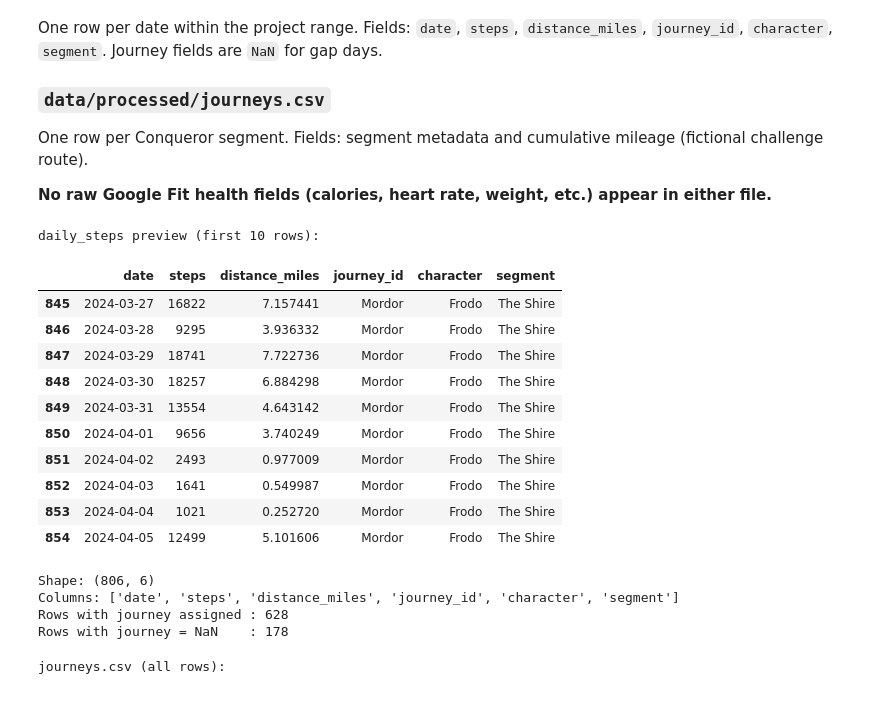
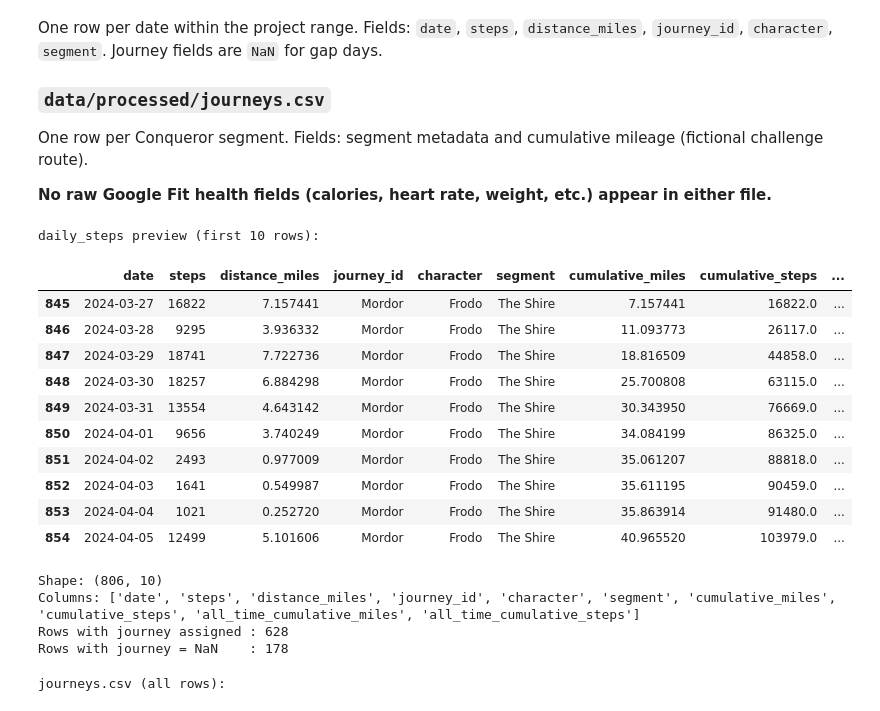
Before and after one commit to johbry17/Walk-to-Mordor, a Jupyter notebook: notebooks/etl.ipynb, the cells around one changed output. Drawn from its saved outputs; the diff is of its cells as text; code cells hidden in the pictures.

Commit message:
feat(data): add cumulative distance, calculated in etl

```diff
--- a/notebooks/etl.ipynb
+++ b/notebooks/etl.ipynb
@@ -833,31 +833,43 @@ in either file.**
 # %%
 # ── daily_steps.csv ───────────────────────────────────────────────────────
 daily_steps = fit_project[
     ["date", "steps", "distance_miles", "journey_id", "character", "segment"]
 ].copy()
+
+# Cumulative actual walking distance and steps within each journey.
+# Unassigned dates (gaps / intentional pauses) do not accrue or reset totals.
+daily_steps["cumulative_miles"] = daily_steps.groupby("journey_id")[
+    "distance_miles"
+].cumsum()
+daily_steps["cumulative_steps"] = daily_steps.groupby("journey_id")["steps"].cumsum()
+
+# Cumulative all time actual walking distance and steps (ignores journey boundaries)
+daily_steps["all_time_cumulative_miles"] = daily_steps["distance_miles"].cumsum()
+daily_steps["all_time_cumulative_steps"] = daily_steps["steps"].cumsum()
+
 daily_steps["date"] = daily_steps["date"].dt.date  # YYYY-MM-DD strings
 
 print("daily_steps preview (first 10 rows):")
 display(daily_steps.head(10))
 print(f"\nShape: {daily_steps.shape}")
 print(f"Columns: {daily_steps.columns.tolist()}")
 print(f"Rows with journey assigned : {daily_steps['journey_id'].notna().sum():,}")
 print(f"Rows with journey = NaN    : {daily_steps['journey_id'].isna().sum():,}")
 # %% [output]
 daily_steps preview (first 10 rows):
-|  | date | steps | distance_miles | journey_id | character | segment |
-| 845 | 2024-03-27 | 16822 | 7.157441 | Mordor | Frodo | The Shire |
-| 846 | 2024-03-28 | 9295 | 3.936332 | Mordor | Frodo | The Shire |
-| 847 | 2024-03-29 | 18741 | 7.722736 | Mordor | Frodo | The Shire |
-| 848 | 2024-03-30 | 18257 | 6.884298 | Mordor | Frodo | The Shire |
-| 849 | 2024-03-31 | 13554 | 4.643142 | Mordor | Frodo | The Shire |
-| 850 | 2024-04-01 | 9656 | 3.740249 | Mordor | Frodo | The Shire |
-| 851 | 2024-04-02 | 2493 | 0.977009 | Mordor | Frodo | The Shire |
-| 852 | 2024-04-03 | 1641 | 0.549987 | Mordor | Frodo | The Shire |
-| 853 | 2024-04-04 | 1021 | 0.252720 | Mordor | Frodo | The Shire |
-| 854 | 2024-04-05 | 12499 | 5.101606 | Mordor | Frodo | The Shire |
+|  | date | steps | distance_miles | journey_id | character | segment | cumulative_miles | cumulative_steps | ... |
+| 845 | 2024-03-27 | 16822 | 7.157441 | Mordor | Frodo | The Shire | 7.157441 | 16822.0 | ... |
+| 846 | 2024-03-28 | 9295 | 3.936332 | Mordor | Frodo | The Shire | 11.093773 | 26117.0 | ... |
+| 847 | 2024-03-29 | 18741 | 7.722736 | Mordor | Frodo | The Shire | 18.816509 | 44858.0 | ... |
+| 848 | 2024-03-30 | 18257 | 6.884298 | Mordor | Frodo | The Shire | 25.700808 | 63115.0 | ... |
+| 849 | 2024-03-31 | 13554 | 4.643142 | Mordor | Frodo | The Shire | 30.343950 | 76669.0 | ... |
+| 850 | 2024-04-01 | 9656 | 3.740249 | Mordor | Frodo | The Shire | 34.084199 | 86325.0 | ... |
+| 851 | 2024-04-02 | 2493 | 0.977009 | Mordor | Frodo | The Shire | 35.061207 | 88818.0 | ... |
+| 852 | 2024-04-03 | 1641 | 0.549987 | Mordor | Frodo | The Shire | 35.611195 | 90459.0 | ... |
+| 853 | 2024-04-04 | 1021 | 0.252720 | Mordor | Frodo | The Shire | 35.863914 | 91480.0 | ... |
+| 854 | 2024-04-05 | 12499 | 5.101606 | Mordor | Frodo | The Shire | 40.965520 | 103979.0 | ... |
-Shape: (806, 6)
-Columns: ['date', 'steps', 'distance_miles', 'journey_id', 'character', 'segment']
+Shape: (806, 10)
+Columns: ['date', 'steps', 'distance_miles', 'journey_id', 'character', 'segment', 'cumulative_miles', 'cumulative_steps', 'all_time_cumulative_miles', 'all_time_cumulative_steps']
 Rows with journey assigned : 628
 Rows with journey = NaN    : 178
 # %%
```
Also changed, not shown: 1 other file.
